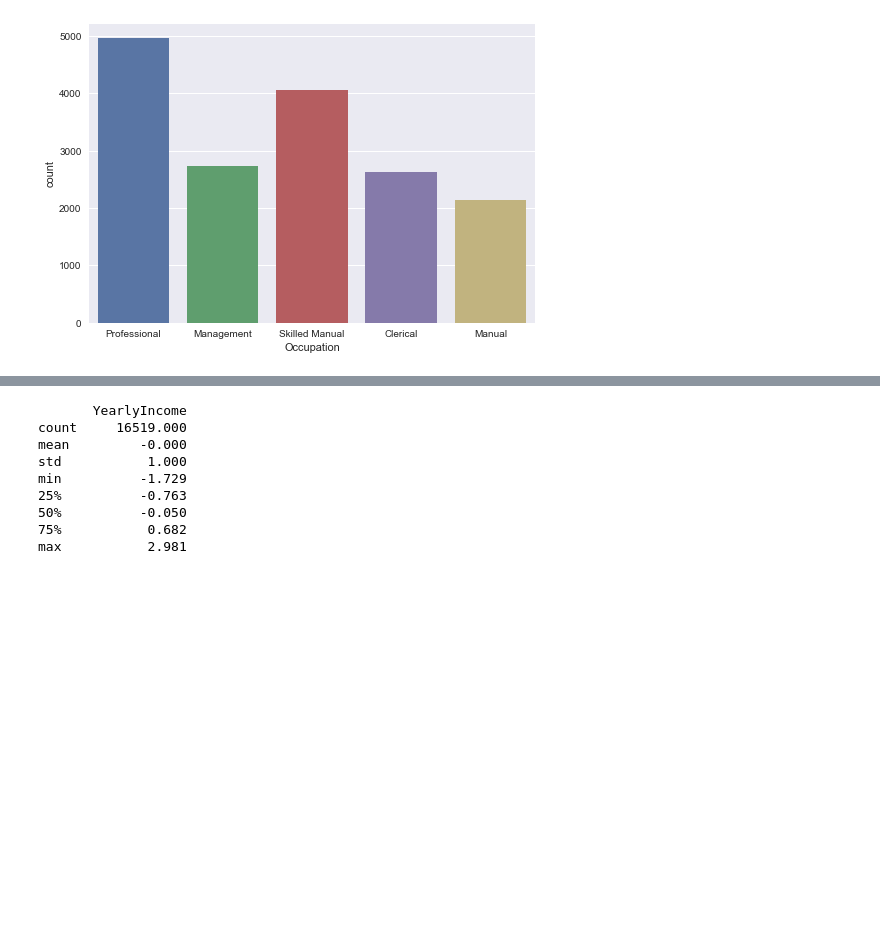
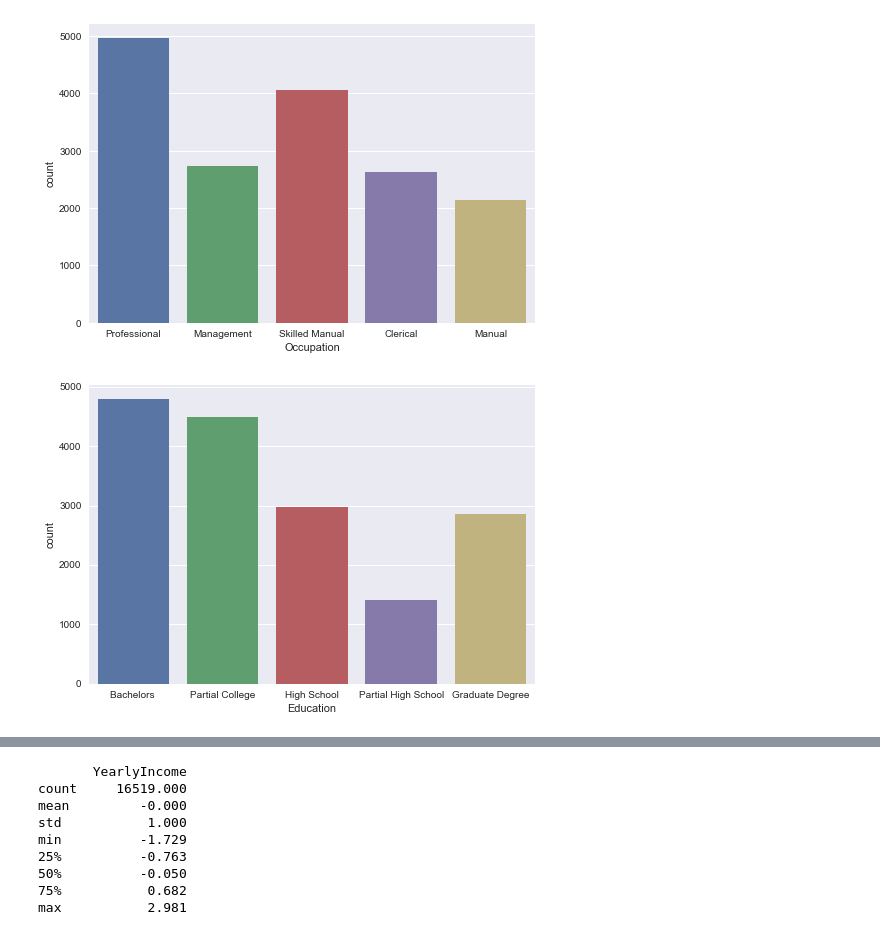
Before and after one commit to amartyamukherjee/BikeBuyerPredictor, a Jupyter notebook: AdvBikeBuyerPredictor.ipynb, the cells around one changed output, grey strips where cells are left out. Drawn from its saved outputs; the diff is of its cells as text; code cells hidden in the pictures; blank space fills up the shorter version.

```diff
--- a/AdvBikeBuyerPredictor.ipynb
+++ b/AdvBikeBuyerPredictor.ipynb
@@ -59,3 +59,8 @@ sns.countplot(df['Occupation'],label="Count")
 plt.show()
 # %% [output]
 [figure]
+# %%
+sns.countplot(df['Education'],label="Count")
+plt.show()
+# %% [output]
+[figure, added]
```
Also changed, not shown: parts of 23 cells of this notebook.
